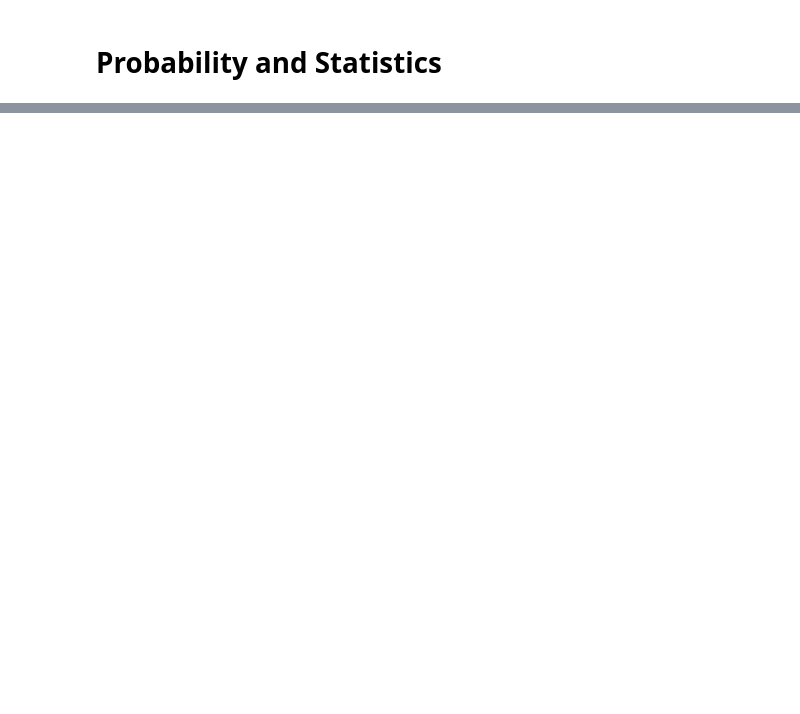
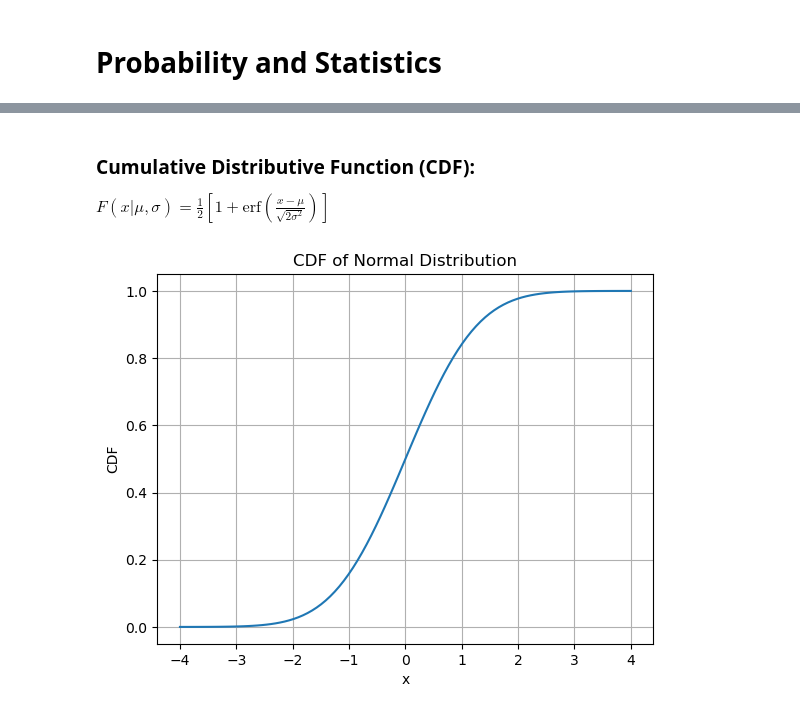
Before and after one commit to lotlouischoitslab/Computational_Transportation_Science, a Jupyter notebook: 00Transportation_Intro/01Louis_Python_Notes.ipynb, the cells around one changed output, grey strips where cells are left out. Saved outputs shown, nothing was run; the diff lists cells and outputs as text; code cells hidden in the pictures; blank space fills up the shorter version.

```diff
--- a/00Transportation_Intro/01Louis_Python_Notes.ipynb
+++ b/00Transportation_Intro/01Louis_Python_Notes.ipynb
@@ -507,0 +679,25 @@ fig = sns.barplot(x='eventNames', y='probabilities', data=df)
+# %% [markdown]
+### Cumulative Distributive Function (CDF):
+$ F(x|\mu,\sigma) = \frac{1}{2}\left[1 + \text{erf}\left(\frac{x-\mu}{\sqrt{2\sigma^2}}\right)\right] $
+# %%
+from scipy.stats import norm
+import numpy as np
+import matplotlib.pyplot as plt
+
+# Define the range of x values
+x = np.linspace(-4, 4, 100)
+
+# Compute the CDF values for the normal distribution
+mu = 0
+sigma = 1
+cdf_values = norm.cdf(x, loc=mu, scale=sigma)
+
+# Plot the CDF
+plt.plot(x, cdf_values)
+plt.xlabel('x')
+plt.ylabel('CDF')
+plt.title('CDF of Normal Distribution')
+plt.grid(True)
+plt.show()
+# %% [output]
+[figure, added]
```
Also changed, not shown: parts of 126 cells of this notebook, 1 other file.
